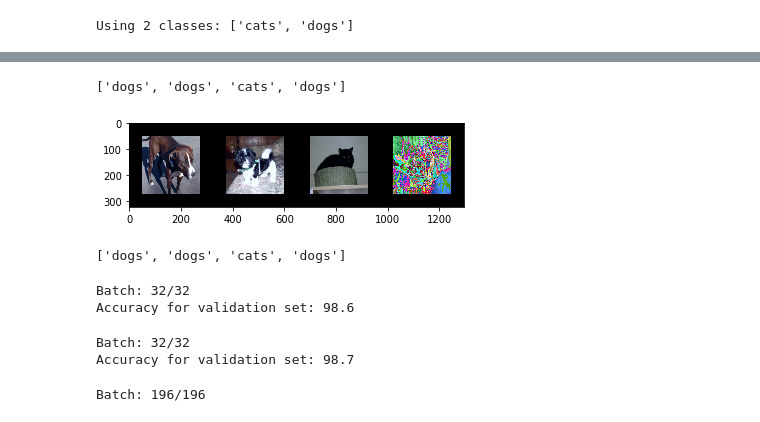
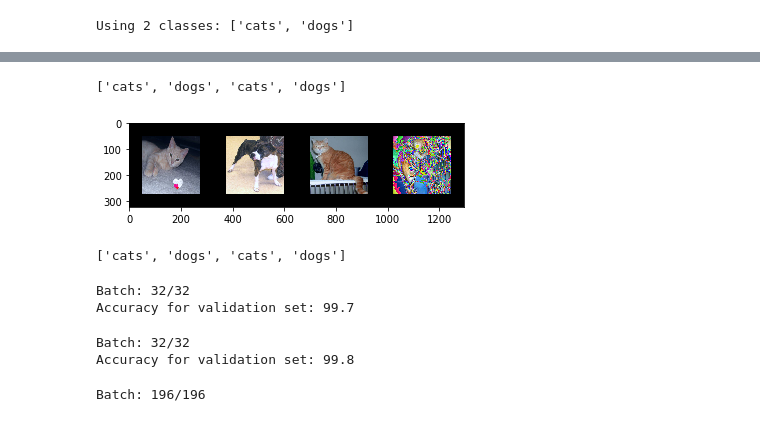
Before and after one commit to recastrodiaz/courses, a Jupyter notebook: deeplearning1/nbs/lesson1-pytorch.ipynb, the cells around one changed output, grey strips where cells are left out. Saved outputs shown, nothing was run; the diff lists cells and outputs as text; code cells hidden in the pictures.

Commit message:
Submitted 2nd try to kaggle. 2 epochs with 1-e2 followed by 2 epochs with 1-e3

```diff
--- a/deeplearning1/nbs/lesson1-pytorch.ipynb
+++ b/deeplearning1/nbs/lesson1-pytorch.ipynb
@@ -126,5 +126,5 @@ progress: 352/360 (97.78%)      accuracy: 100.00%  (99.94%)     loss: 0.0004  (0
 # %%
-optimizer = optim.SGD(model.classifier.parameters(), lr=1e-3, momentum=0.9) # 4 epochs, then switched to 1e-3 for 3 epochs
+optimizer = optim.SGD(model.classifier.parameters(), lr=1e-3, momentum=0.9)
 t = getTrainer()
-epochs = 2
+epochs = 1
 t.run(epochs)
@@ -157,14 +175,14 @@ def get_prediction_classes_strings(classes, predictions):
     return get_classes_strings(classes, get_prediction_classes_ids(predictions))
 # %%
 # display a sample set of images and their labels
-train_loader = get_data_loader(valdir, batch_size = 4)
-images, labels = next(iter(train_loader))
+loader, folder = get_data_loader(valdir, batch_size = 4)
+images, labels = next(iter(loader))
 show(make_grid(get_images_to_plot(images), padding=100))
 labels_string = get_classes_strings(classes, labels.numpy())
 print(labels_string)
 # %% [output]
-['dogs', 'dogs', 'cats', 'dogs']
+['cats', 'dogs', 'cats', 'dogs']
-[figure, old version]
+[figure, new version]
 # %%
 # display the predictons for the images above
 if use_cuda:
@@ -173,7 +191,7 @@ predictions = model(Variable(images))
 predictions_string = get_prediction_classes_strings(classes, predictions)
 print(predictions_string)
 # %% [output]
-['dogs', 'dogs', 'cats', 'dogs']
+['cats', 'dogs', 'cats', 'dogs']
 # %%
 import sys
 
@@ -197,7 +215,7 @@ def get_accuracy(val_loader):
 print('Accuracy for validation set: {}'.format(get_accuracy(val_loader)))
 # %% [output]
 Batch: 32/32
-Accuracy for validation set: 98.6
+Accuracy for validation set: 99.7
 # %%
 import torch.nn.functional as F
 
@@ -254,7 +272,7 @@ precision = 100.0 * correct_count / len(val_loader.dataset.imgs)
 print('Accuracy for validation set: {}'.format(precision))
 # %% [output]
 Batch: 32/32
-Accuracy for validation set: 98.7
+Accuracy for validation set: 99.8
 # %%
 import csv
 import sys
```
Also changed, not shown: parts of 3 cells of this notebook.
